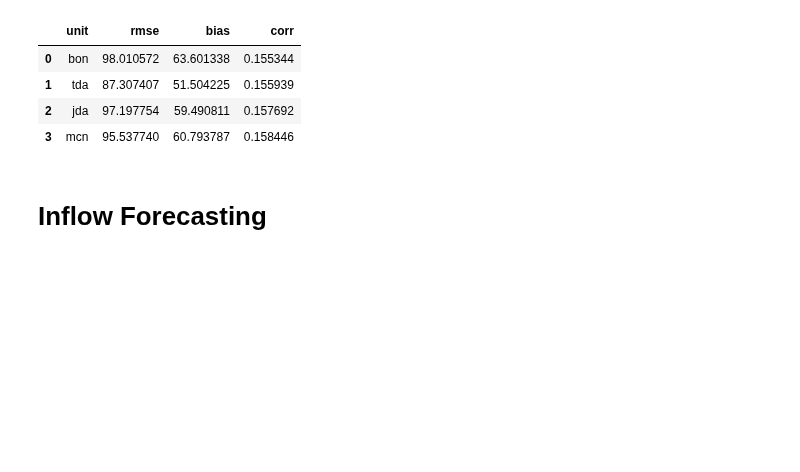
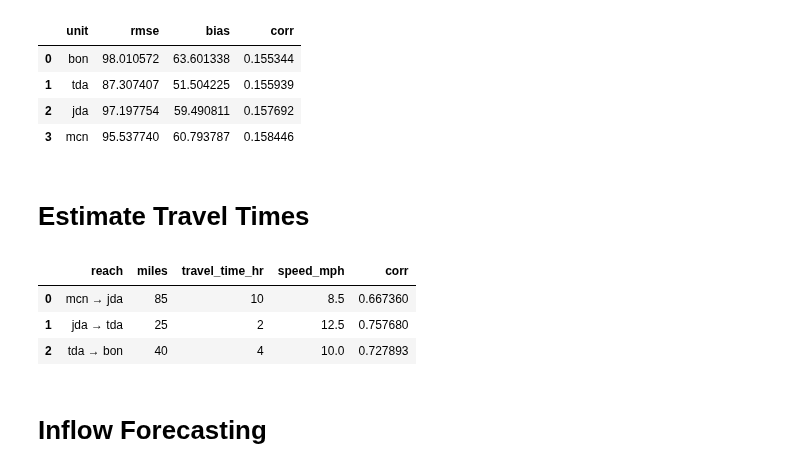
Before and after one commit to ecohn44/cascaded-hydro, a Jupyter notebook: py-forecasting/inflow-models-full.ipynb, the cells around one changed output. Saved outputs shown, nothing was run; the diff lists cells and outputs as text; code cells hidden in the pictures; blank space fills up the shorter version.

```diff
--- a/py-forecasting/inflow-models-full.ipynb
+++ b/py-forecasting/inflow-models-full.ipynb
@@ -772,6 +772,45 @@ pred_error(compare, ref_subset, units, "_inflow","_inflow")
 | 1 | tda | 87.307407 | 51.504225 | 0.155939 |
 | 2 | jda | 97.197754 | 59.490811 | 0.157692 |
 | 3 | mcn | 95.537740 | 60.793787 | 0.158446 |
+# %% [markdown]
+# Estimate Travel Times
+# %%
+reaches = [
+    ("mcn", "jda", 85), # miles between each unit
+    ("jda", "tda", 25),
+    ("tda", "bon", 40),
+]
+
+vmin, vmax = 5, 15   # plausible river travel speed, miles/hour
+
+q = recon.merge(outflow, on="datetime")
+rows = []
+
+for up, down, miles in reaches:
+    lags = range(max(1, int(np.ceil(miles / vmax))),
+                 int(np.floor(miles / vmin)) + 1)
+
+    x = q[f"{up}_outflow"]
+    y = q[f"{down}_inflow_avg"]
+
+    corrs = [x.shift(h).corr(y) for h in lags]
+    h = list(lags)[np.nanargmax(corrs)]
+
+    rows.append({
+        "reach": f"{up} → {down}",
+        "miles": miles,
+        "travel_time_hr": h,
+        "speed_mph": miles / h,
+        "corr": max(corrs),
+    })
+
+travel_time = pd.DataFrame(rows)
+travel_time
+# %% [output]
+|  | reach | miles | travel_time_hr | speed_mph | corr |
+| 0 | mcn → jda | 85 | 10 | 8.5 | 0.667360 |
+| 1 | jda → tda | 25 | 2 | 12.5 | 0.757680 |
+| 2 | tda → bon | 40 | 4 | 10.0 | 0.727893 |
 # %% [markdown]
 # Inflow Forecasting
 # %%
```
Also changed, not shown: parts of 16 cells of this notebook.
